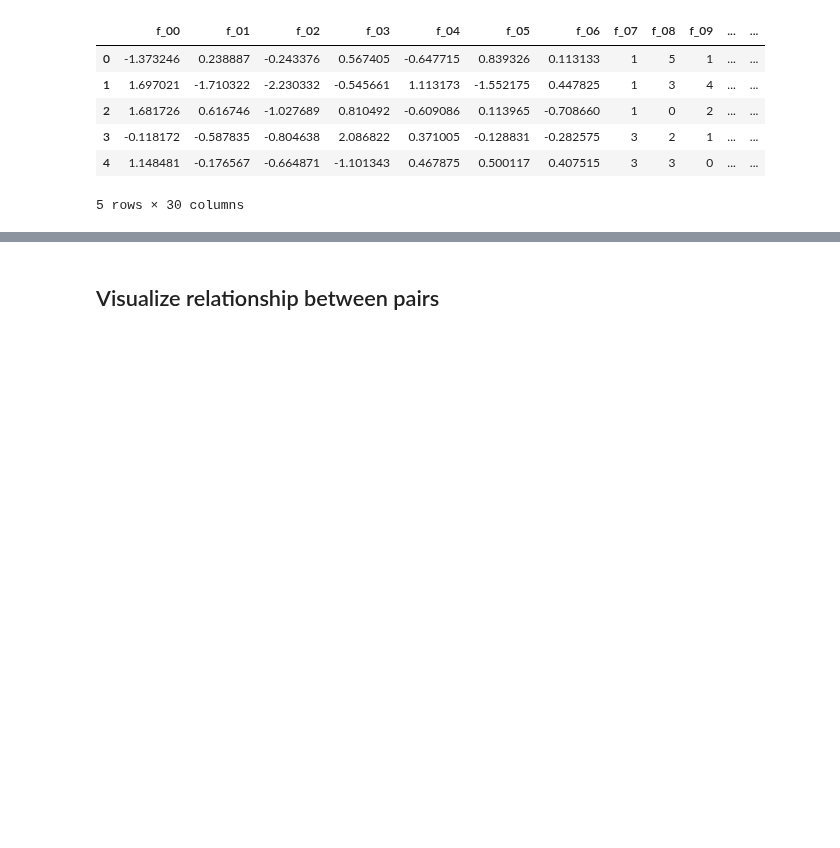
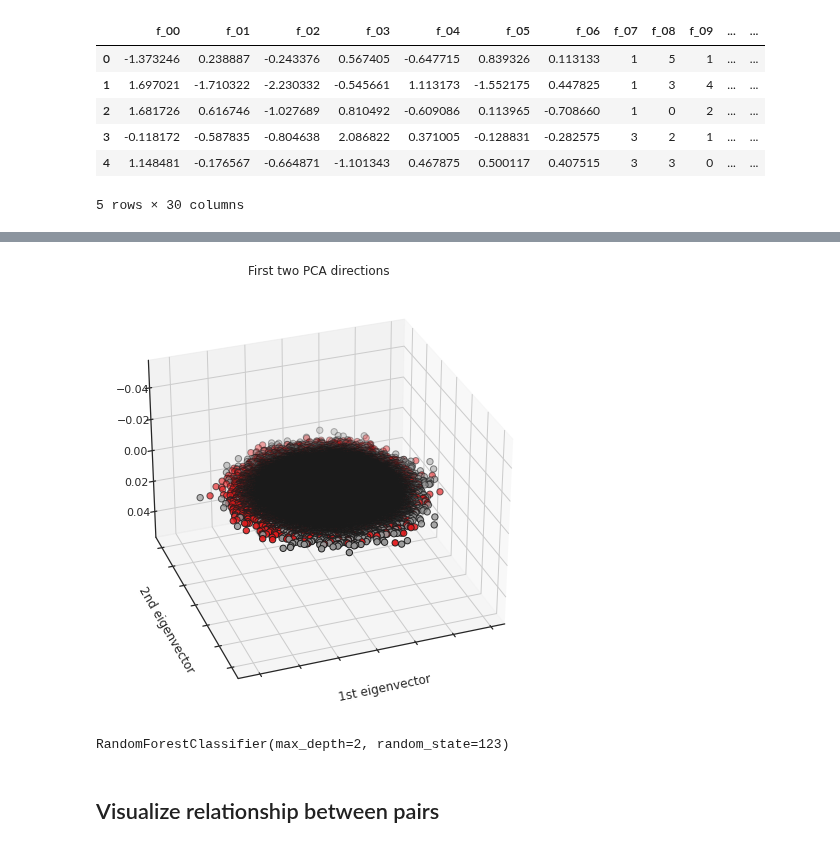
Before and after one commit to silvererudite/30-for-30-ml-projects, a Jupyter notebook: kaggle-competitions/may-tabular-exploration.ipynb, the cells around one changed output, grey strips where cells are left out. Drawn from its saved outputs; the diff is of its cells as text; code cells hidden in the pictures; blank space fills up the shorter version.

```diff
--- a/kaggle-competitions/may-tabular-exploration.ipynb
+++ b/kaggle-competitions/may-tabular-exploration.ipynb
@@ -150,0 +152,25 @@ sns.scatterplot(data=pca_df, x='principal component 1', y= 'principal component
+# %%
+fig = plt.figure(1, figsize=(8, 6))
+ax = Axes3D(fig, elev=-150, azim=110)
+ax.scatter(
+    pca_df['principal component 1'],
+    pca_df['principal component 2'],
+    c=y,
+    cmap=plt.cm.Set1,
+    edgecolor="k",
+    s=40,
+)
+ax.set_title("First two PCA directions")
+ax.set_xlabel("1st eigenvector")
+ax.w_xaxis.set_ticklabels([])
+ax.set_ylabel("2nd eigenvector")
+ax.w_yaxis.set_ticklabels([])
+
+plt.show()
+# %% [output]
+[figure, added]
+# %%
+rf_clf = RandomForestClassifier(max_depth=2, random_state=123)
+rf_clf.fit(df_numerical, y)
+# %% [output]
+RandomForestClassifier(max_depth=2, random_state=123)
```
Also changed, not shown: parts of 5 cells of this notebook.
